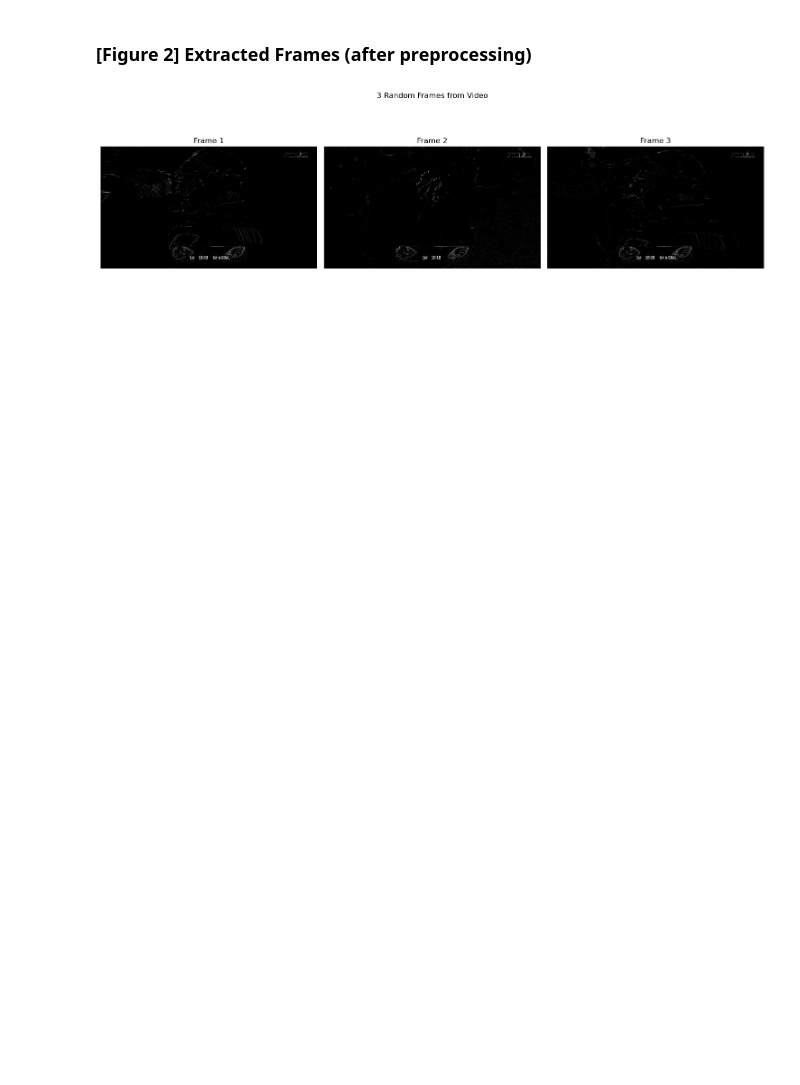
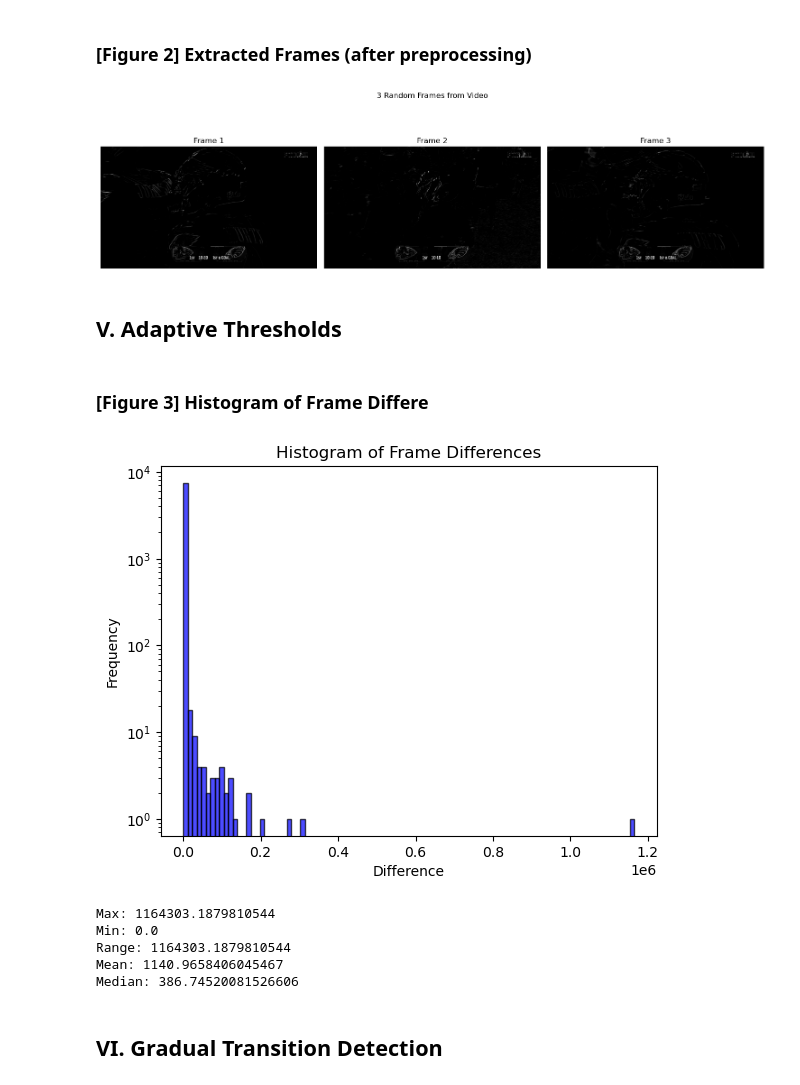
Before and after one commit to TheeLuke/Replay-Extraction, a Jupyter notebook: Replay-Extraction-Notebook.ipynb, the cells around one changed output. Cells and saved outputs as stored; diff of their text form; code cells hidden in the pictures; blank space fills up the shorter version.

Commit message:
Implemented Adaptive thresholds and histogram analysis

```diff
--- a/Replay-Extraction-Notebook.ipynb
+++ b/Replay-Extraction-Notebook.ipynb
@@ -86,3 +88,5 @@ preprocessed_frames = gt_preprocessing(frames)
 display_frames(preprocessed_frames)
 # %% [output]
 [figure]
+# %% [markdown]
+## V. Adaptive Thresholds
@@ -88,0 +105,47 @@ display_frames(preprocessed_frames)
+# %%
+def analyze_histogram(frames):
+    # Calculate histogram differences using cv2.compareHist
+    hist_diffs = [
+        cv2.compareHist(cv2.calcHist([frames[i]], [0], None, [256], [0, 256]),
+                        cv2.calcHist([frames[i + 1]], [0], None, [256], [0, 256]),
+                        cv2.HISTCMP_CHISQR)
+        for i in range(len(frames) - 1)
+    ]
+
+    # Convert hist_diffs to a NumPy array for statistical calculations
+    hist_diffs = np.array(hist_diffs)
+
+    # Plot histogram with adjustments
+    plt.hist(hist_diffs, bins=100, color='blue', alpha=0.7, edgecolor='black')
+    plt.title('Histogram of Frame Differences')
+    plt.xlabel('Difference')
+    plt.ylabel('Frequency')
+    plt.yscale('log')  # Logarithmic scale for better visibility
+    plt.show()
+
+    # Calculate statistics
+    max_value = np.max(hist_diffs)
+    min_value = np.min(hist_diffs)
+    range_value = max_value - min_value
+    mean_value = np.mean(hist_diffs)
+    median_value = np.median(hist_diffs)
+
+    # Print statistics
+    print(f"Max: {max_value}")
+    print(f"Min: {min_value}")
+    print(f"Range: {range_value}")
+    print(f"Mean: {mean_value}")
+    print(f"Median: {median_value}")
+# %% [markdown]
+### [Figure 3] Histogram of Frame Differe
+# %%
+analyze_histogram(preprocessed_frames)
+# %% [output]
+[figure, added]
+Max: 1164303.1879810544
+Min: 0.0
+Range: 1164303.1879810544
+Mean: 1140.9658406045467
+Median: 386.74520081526606
+# %% [markdown]
+## VI. Gradual Transition Detection
```
Also changed, not shown: parts of 5 cells of this notebook.
